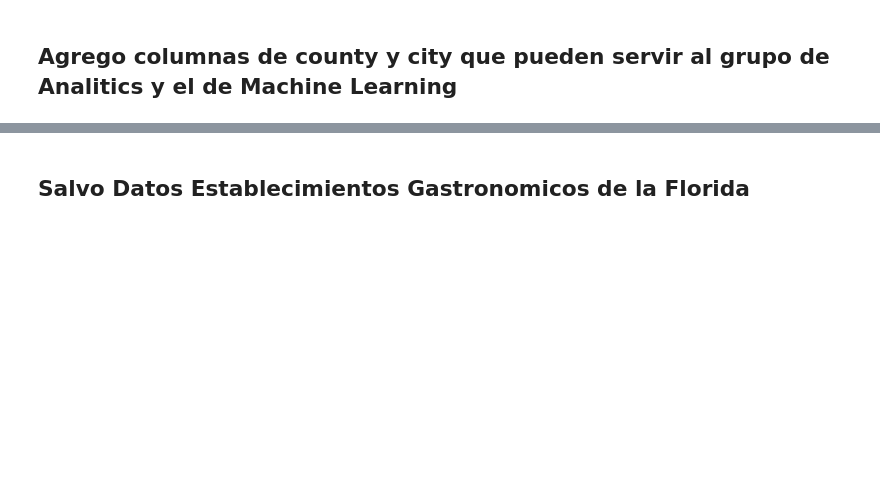
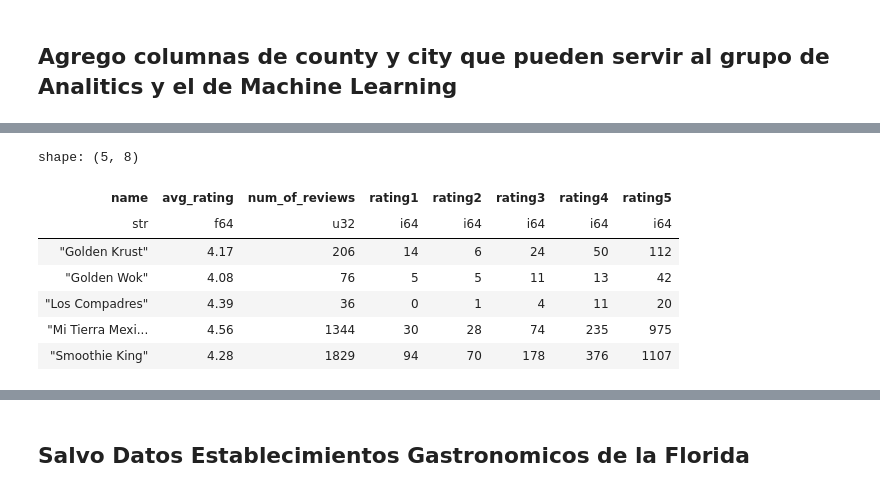
Before and after one commit to cristianpapini/PG_Google_Maps, a Jupyter notebook: Ornaldo/2-probando_tools(sitios).ipynb, the cells around one changed output, grey strips where cells are left out. Cells and saved outputs as stored; diff of their text form; code cells hidden in the pictures; blank space fills up the shorter version.

```diff
--- a/Ornaldo/2-probando_tools(sitios).ipynb
+++ b/Ornaldo/2-probando_tools(sitios).ipynb
@@ -221,0 +238,11 @@ print(location.latitude,location.longitude)
+# %%
+pl_review.head()
+# %% [output]
+shape: (5, 8)
+| name | avg_rating | num_of_reviews | rating1 | rating2 | rating3 | rating4 | rating5 |
+| str | f64 | u32 | i64 | i64 | i64 | i64 | i64 |
+| "Golden Krust" | 4.17 | 206 | 14 | 6 | 24 | 50 | 112 |
+| "Golden Wok" | 4.08 | 76 | 5 | 5 | 11 | 13 | 42 |
+| "Los Compadres" | 4.39 | 36 | 0 | 1 | 4 | 11 | 20 |
+| "Mi Tierra Mexi... | 4.56 | 1344 | 30 | 28 | 74 | 235 | 975 |
+| "Smoothie King" | 4.28 | 1829 | 94 | 70 | 178 | 376 | 1107 |
```
Also changed, not shown: parts of 40 cells of this notebook, 3 other files.
